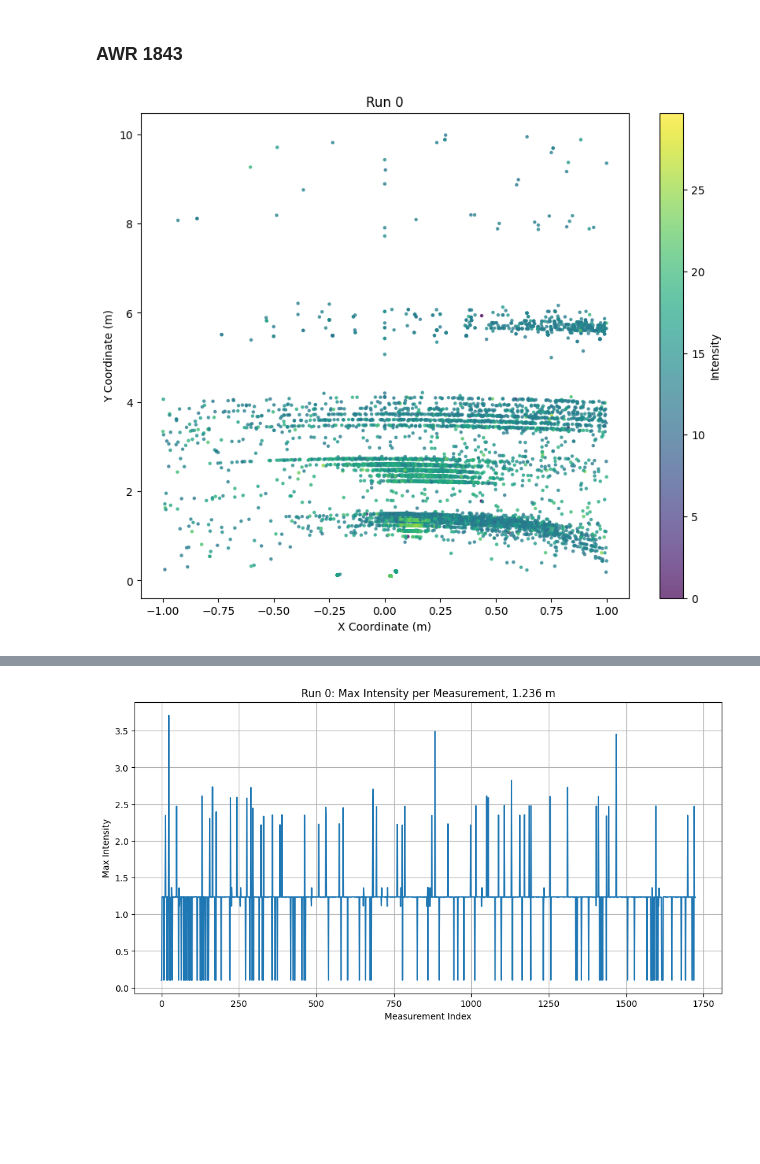
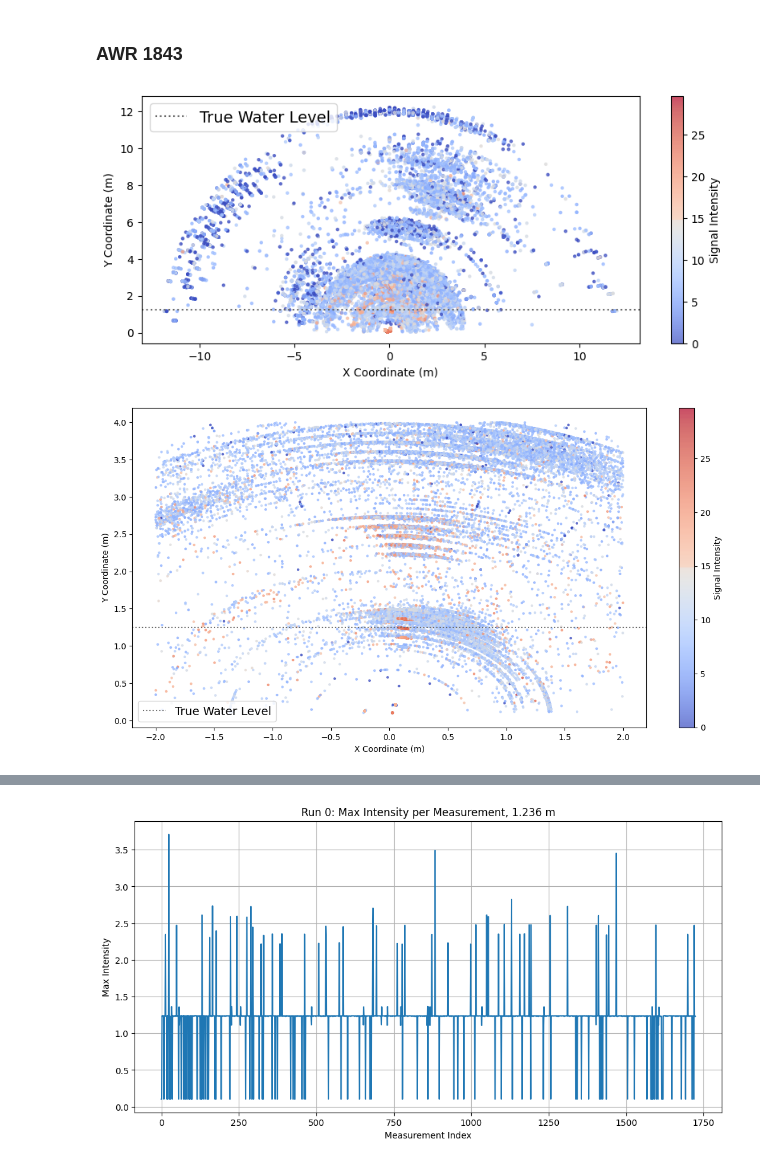
Before and after one commit to arpg/radar-water-monitoring, a Jupyter notebook: plot.ipynb, the cells around one changed output, grey strips where cells are left out. Drawn from its saved outputs; the diff is of its cells as text; code cells hidden in the pictures; blank space fills up the shorter version.

```diff
--- a/plot.ipynb
+++ b/plot.ipynb
@@ -66,6 +52,10 @@ iwr1443_stats = utils.compute_statistics(iwr1443_filtered, window_size=window_si
 # %% [markdown]
 ### AWR 1843
 # %%
-plot.points(awr1843_filtered, run_index=0)
+plot.points(awr1843, run_index=0, figsize=(10, 4), save_filename='1843_points_raw.png', gt_level=1.251)
 # %% [output]
-[figure, old version]
+[figure, new version]
+# %%
+plot.points(awr1843_filtered, run_index=0, figsize=(14, 7), save_filename='1843_points_filtered.png', gt_level=1.251)
+# %% [output]
+[figure, added]
```
Also changed, not shown: parts of 14 cells of this notebook, 7 other files.
